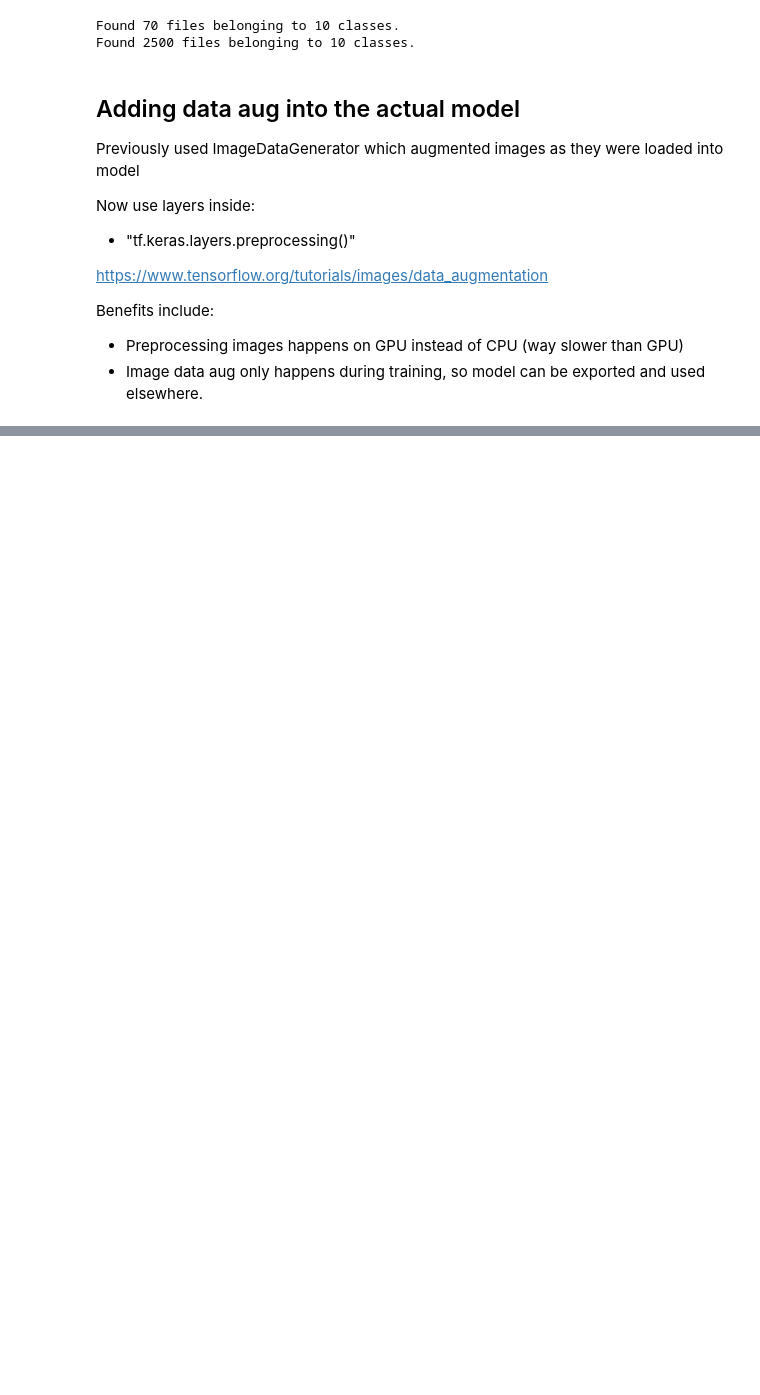
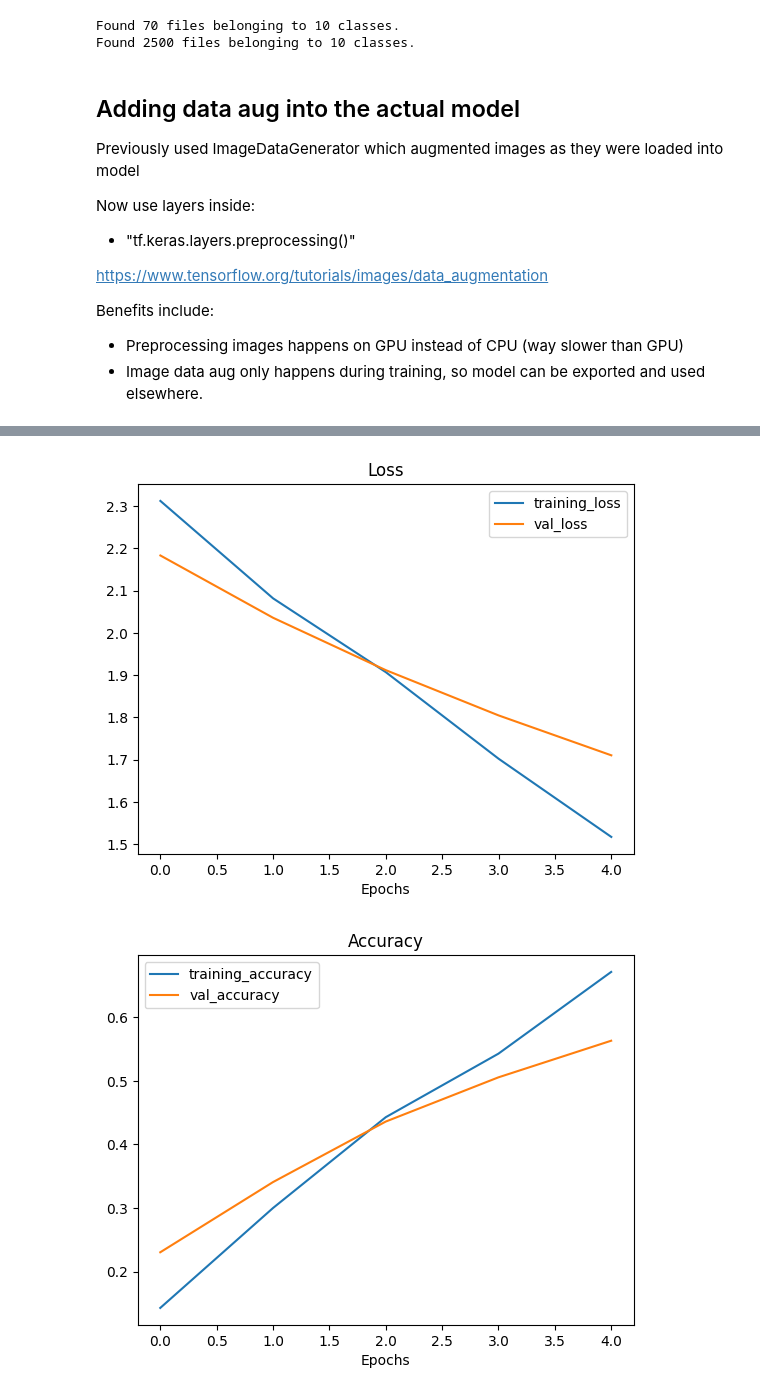
Before and after one commit to pranavrao87/Machine-Learning, a Jupyter notebook: Transfer Learning/05_transfer_learning_fine_tuning.ipynb, the cells around one changed output, grey strips where cells are left out. Drawn from its saved outputs; the diff is of its cells as text; code cells hidden in the pictures; blank space fills up the shorter version.

```diff
--- a/Transfer Learning/05_transfer_learning_fine_tuning.ipynb
+++ b/Transfer Learning/05_transfer_learning_fine_tuning.ipynb
@@ -449,0 +482,38 @@ data_augmentation = keras.Sequential([
+# %%
+# Setup input shape and base model, freezing base model layers
+input_shape = (224, 224, 3)
+base_model = tf.keras.applications.EfficientNetB0(include_top=False)
+base_model.trainable = False # keep patterns the same and don't want to change them
+
+# Create input layer
+inputs = layers.Input(shape=input_shape, name="input_layer")
+
+# Add in data augmentation Sequntial model as a layer
+x = data_augmentation(inputs)
+
+# Give base_model inputs aftter augmentation and don't train
+x = base_model(x, training=False)
+
+# Pool output features of base model
+x = layers.GlobalAveragePooling2D(name="global_avg_pooling_layer")(x)
+
+# Put dense layer on as output
+outputs = layers.Dense(10, activation="softmax", name="output_layer")(x)
+
+# Make model using inputs and outputs
+model_1 = keras.Model(inputs, outputs)
+
+# Compile model
+model_1.compile(loss="categorical_crossentropy",
+                optimizer=tf.keras.optimizers.Adam(),
+                metrics=["accuracy"])
+
+# Fit model
+history_1_percent = model_1.fit(train_data_1_percent,
+                                epochs=5,
+                                steps_per_epoch=len(train_data_1_percent),
+                                validation_data=test_data,
+                                validation_steps=len(test_data),
+                                # Track model training logs
+                                callbacks=[create_tensorboard_callback(dir_name="transfer_learning",
+                                                                       experiment_name="1_percent_data_aug")])
@@ -449,0 +559,6 @@ data_augmentation = keras.Sequential([
+# %%
+# Looking on loss curves
+plot_loss_curves(history_1_percent)
+# %% [output]
+[figure, added]
+[figure, added]
```
Also changed, not shown: parts of 17 cells of this notebook.
